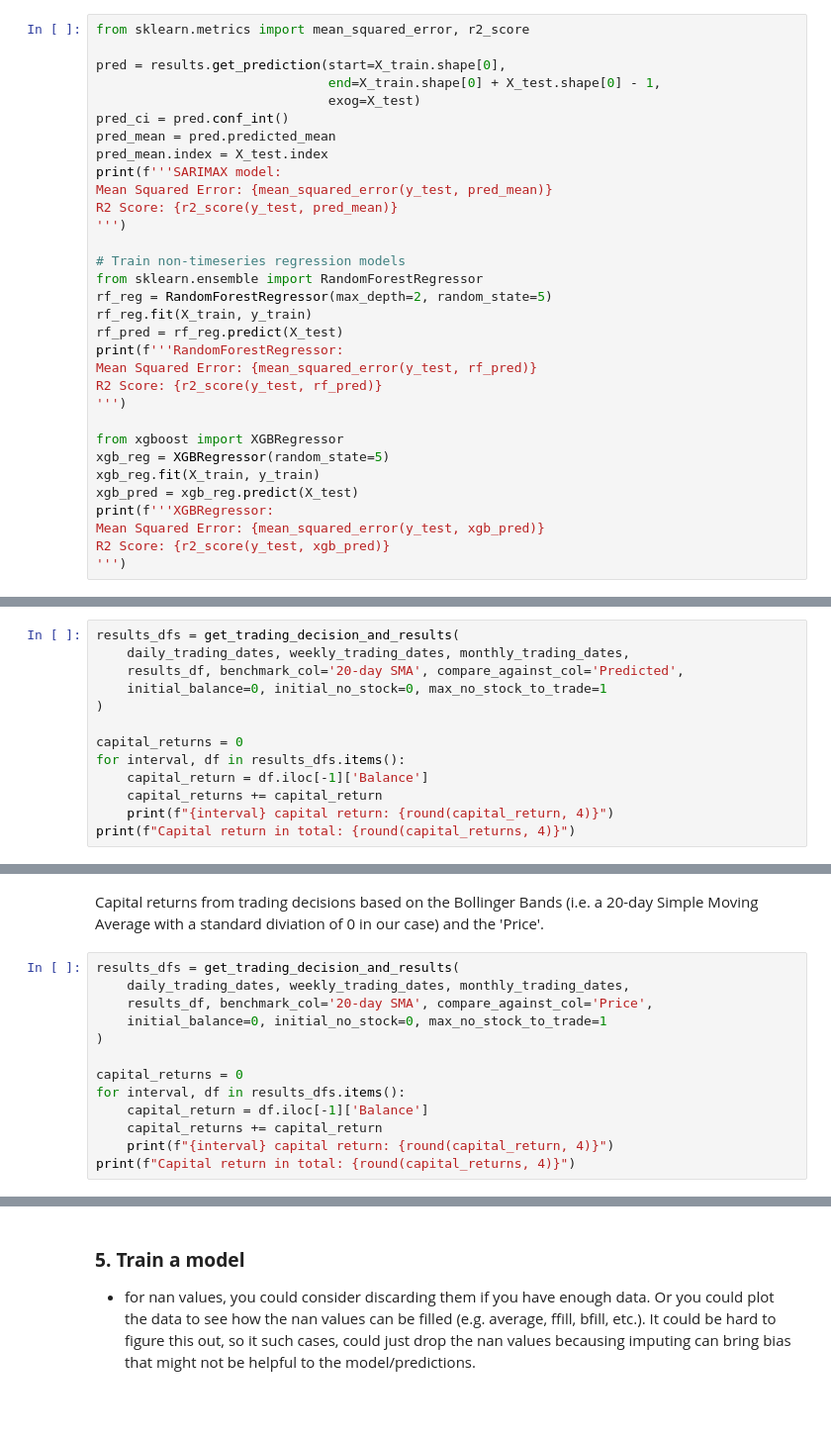
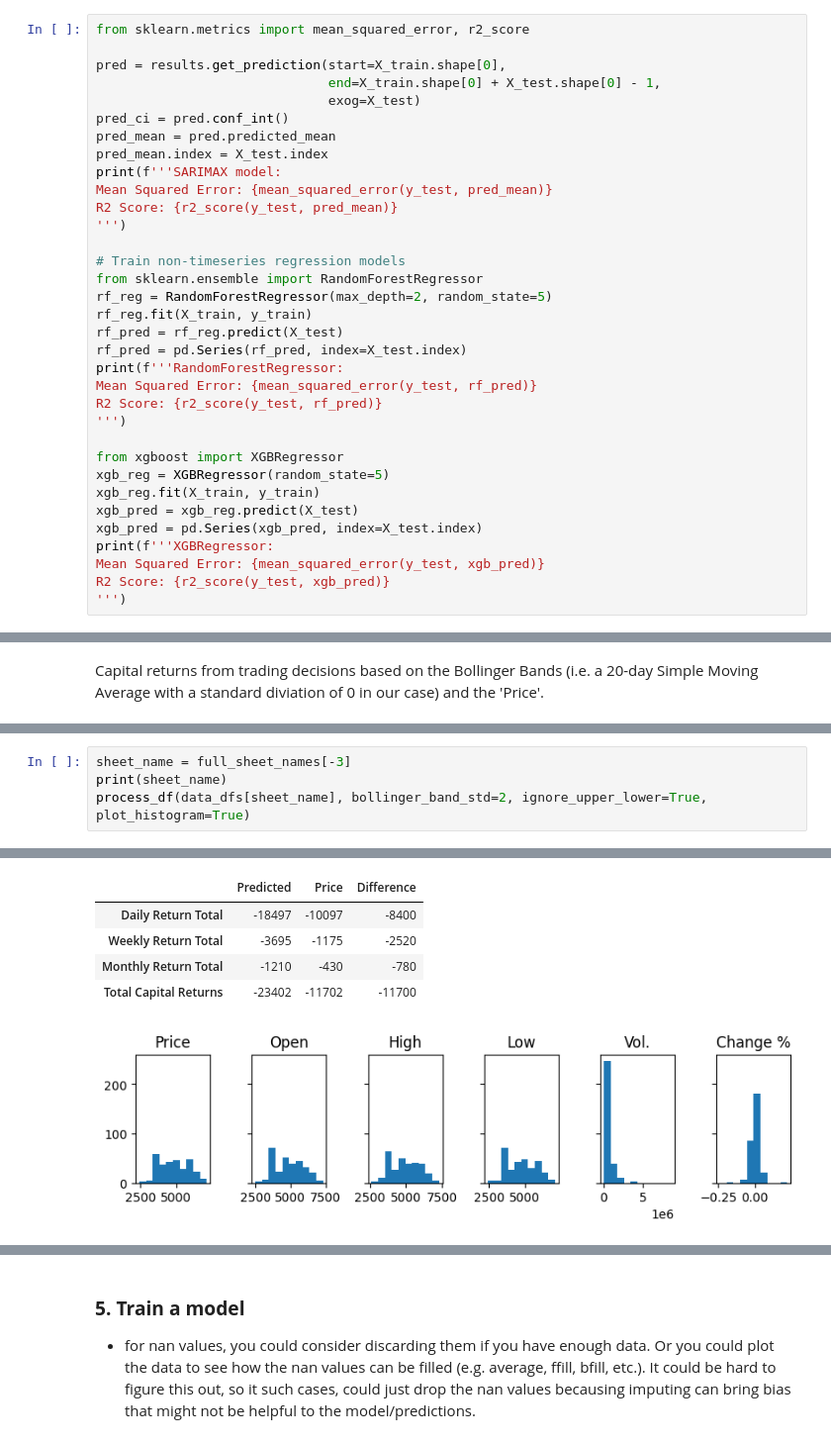
Before and after one commit to henryhyunwookim/ValueInvestor, a Jupyter notebook: ValueInvestor.ipynb, the cells around one changed output, grey strips where cells are left out. Shown at 99% size. Saved outputs shown, nothing was run; the diff lists cells and outputs as text; blank space fills up the shorter version.

```diff
--- a/ValueInvestor.ipynb
+++ b/ValueInvestor.ipynb
@@ -370,6 +403,7 @@ from sklearn.ensemble import RandomForestRegressor
 rf_reg = RandomForestRegressor(max_depth=2, random_state=5)
 rf_reg.fit(X_train, y_train)
 rf_pred = rf_reg.predict(X_test)
+rf_pred = pd.Series(rf_pred, index=X_test.index)
 print(f'''RandomForestRegressor:
 Mean Squared Error: {mean_squared_error(y_test, rf_pred)}
 R2 Score: {r2_score(y_test, rf_pred)}
@@ -379,6 +413,7 @@ from xgboost import XGBRegressor
 xgb_reg = XGBRegressor(random_state=5)
 xgb_reg.fit(X_train, y_train)
 xgb_pred = xgb_reg.predict(X_test)
+xgb_pred = pd.Series(xgb_pred, index=X_test.index)
 print(f'''XGBRegressor:
 Mean Squared Error: {mean_squared_error(y_test, xgb_pred)}
 R2 Score: {r2_score(y_test, xgb_pred)}
@@ -462,15 +506,2 @@ results_df
 # %% [markdown]
 Capital returns from trading decisions based on the Bollinger Bands (i.e. a 20-day Simple Moving Average with a standard diviation of 0 in our case) and the 'Predicted (Price)'.
-# %%
-results_dfs = get_trading_decision_and_results(
-    daily_trading_dates, weekly_trading_dates, monthly_trading_dates,
-    results_df, benchmark_col='20-day SMA', compare_against_col='Predicted',
-    initial_balance=0, initial_no_stock=0, max_no_stock_to_trade=1
-)
-
-capital_returns = 0
-for interval, df in results_dfs.items():
-    capital_return = df.iloc[-1]['Balance']
-    capital_returns += capital_return
-    print(f"{interval} capital return: {round(capital_return, 4)}")
-print(f"Capital return in total: {round(capital_returns, 4)}")
@@ -482,15 +522,2 @@ Capital return in total: 261.47
 # %% [markdown]
 Capital returns from trading decisions based on the Bollinger Bands (i.e. a 20-day Simple Moving Average with a standard diviation of 0 in our case) and the 'Price'.
-# %%
-results_dfs = get_trading_decision_and_results(
-    daily_trading_dates, weekly_trading_dates, monthly_trading_dates,
-    results_df, benchmark_col='20-day SMA', compare_against_col='Price',
-    initial_balance=0, initial_no_stock=0, max_no_stock_to_trade=1
-)
-
-capital_returns = 0
-for interval, df in results_dfs.items():
-    capital_return = df.iloc[-1]['Balance']
-    capital_returns += capital_return
-    print(f"{interval} capital return: {round(capital_return, 4)}")
-print(f"Capital return in total: {round(capital_returns, 4)}")
@@ -513,0 +724,5 @@ collapsed_data = df.resample('M').max()
+# %%
+sheet_name = full_sheet_names[-3]
+print(sheet_name)
+process_df(data_dfs[sheet_name], bollinger_band_std=2, ignore_upper_lower=True, plot_histogram=True)
+# %% [output]
@@ -513,0 +742,6 @@ collapsed_data = df.resample('M').max()
+|  | Predicted | Price | Difference |
+| Daily Return Total | -18497 | -10097 | -8400 |
+| Weekly Return Total | -3695 | -1175 | -2520 |
+| Monthly Return Total | -1210 | -430 | -780 |
+| Total Capital Returns | -23402 | -11702 | -11700 |
+[figure, added]
```
Also changed, not shown: parts of 24 cells of this notebook, 2 other files.
